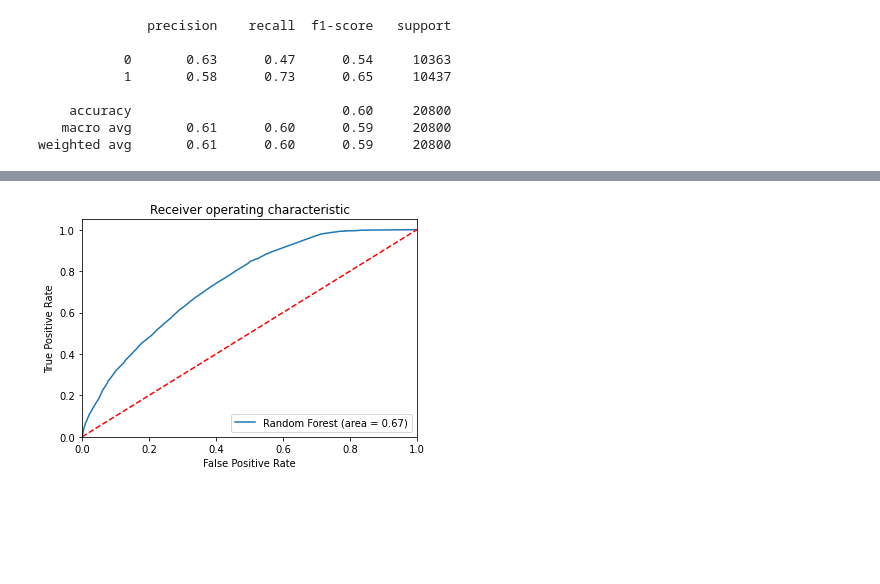
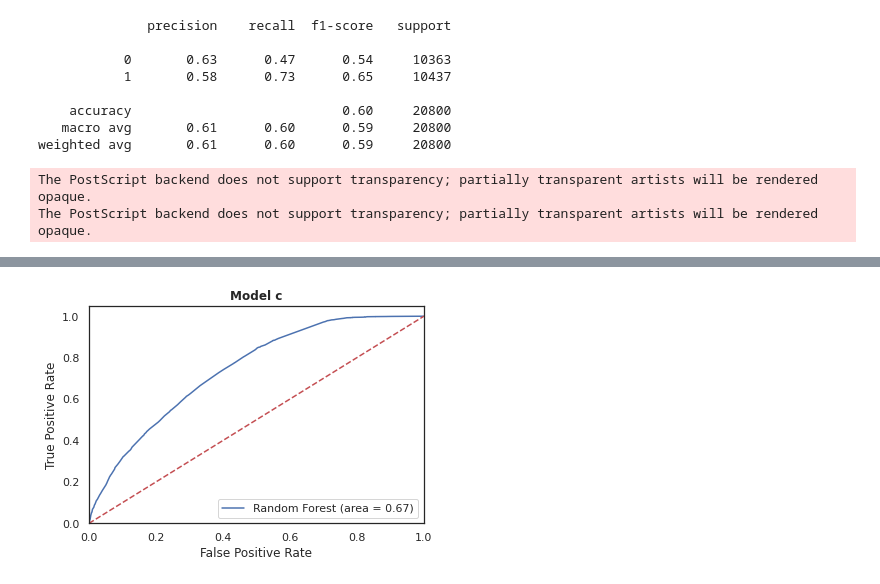
Before and after one commit to parthjindl/Public-Opinion-Analysis, a Jupyter notebook: politics.ipynb, the cells around one changed output, grey strips where cells are left out. Drawn from its saved outputs; the diff is of its cells as text; code cells hidden in the pictures; blank space fills up the shorter version.

```diff
--- a/politics.ipynb
+++ b/politics.ipynb
@@ -1395,8 +1406,11 @@ plt.xlim([0.0, 1.0])
 plt.ylim([0.0, 1.05])
 plt.xlabel('False Positive Rate')
 plt.ylabel('True Positive Rate')
-plt.title('Receiver operating characteristic')
+plt.title("Model c",fontweight="bold")
 plt.legend(loc="lower right")
-plt.savefig('Log_ROC')
-plt.show()
+plt.figure
+plt.savefig('fig9.eps', bbox_inches='tight')
+files.download("fig9.eps")
 # %% [output]
+The PostScript backend does not support transparency; partially transparent artists will be rendered opaque.
+The PostScript backend does not support transparency; partially transparent artists will be rendered opaque.
@@ -1403,4 +1419,4 @@ plt.show()
-[figure, old version]
+[figure, new version]
 # %%
 lr_roc_auc = roc_auc_score(y_test_c, clf2.predict(X_test_c))
 fpr, tpr, thresholds = roc_curve(y_test_c, clf.predict_proba(X_test_c)[:,1])
```
Also changed, not shown: parts of 12 cells of this notebook.
